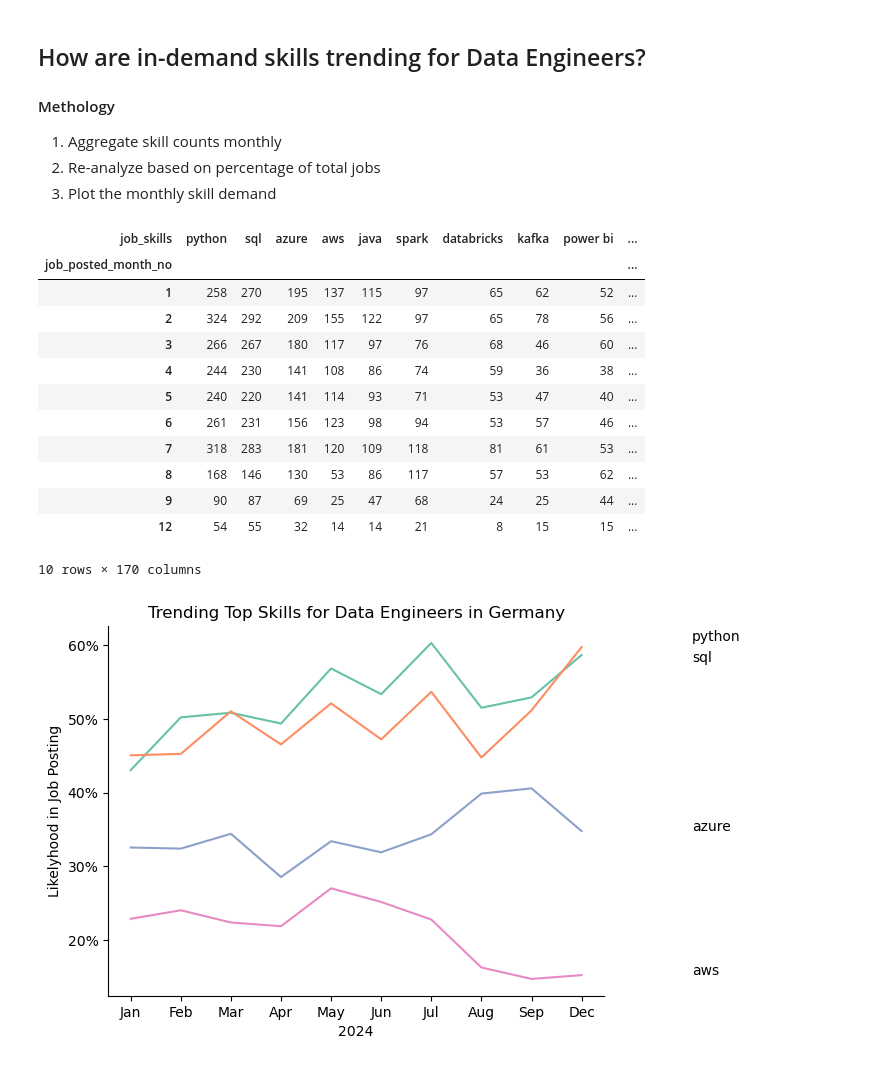
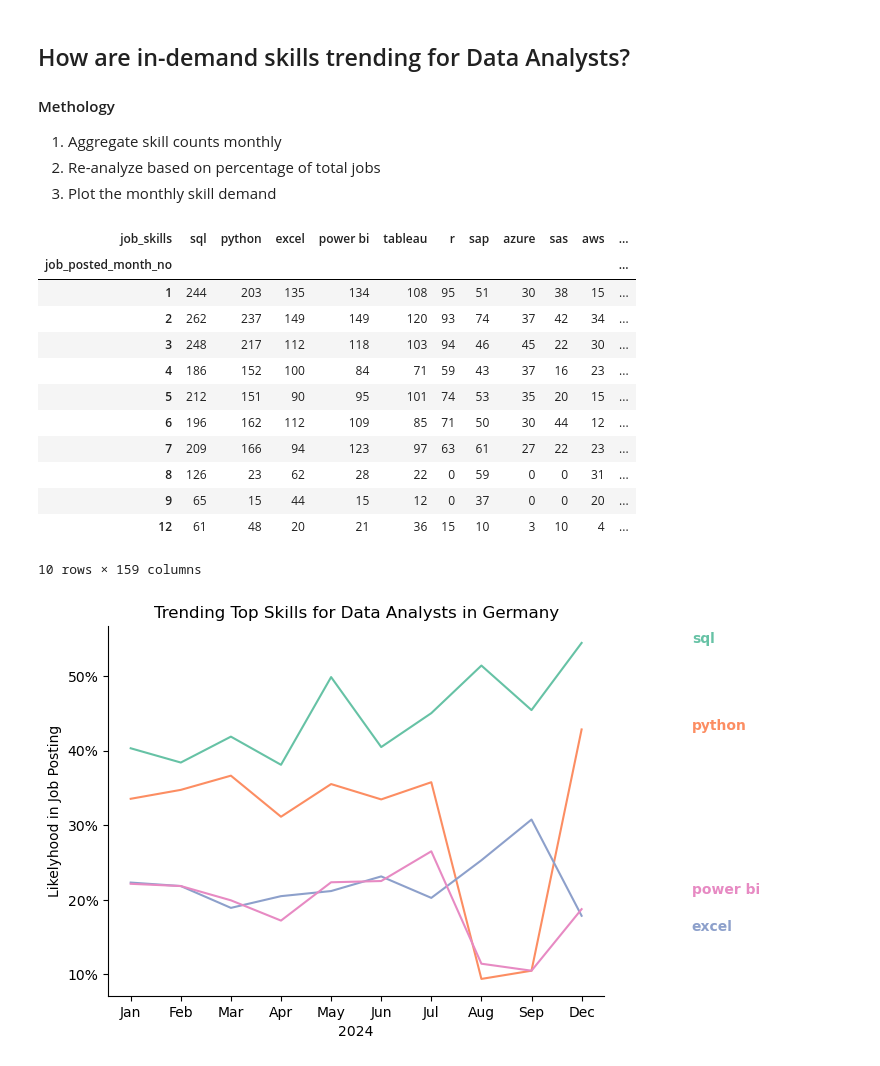
Before and after one commit to DavidSnr1/Python_for_Data_Analytics_Course, a Jupyter notebook: 03_Project_Section/Skills_Trend.ipynb, the cells around one changed output. Cells and saved outputs as stored; diff of their text form; code cells hidden in the pictures.

Commit message:
engeneer - analyst confusion fixed

```diff
--- a/03_Project_Section/Skills_Trend.ipynb
+++ b/03_Project_Section/Skills_Trend.ipynb
@@ -1,5 +1,5 @@
 # %% [markdown]
-## How are in-demand skills trending for Data Engineers?
+## How are in-demand skills trending for Data Analysts?
 
 #### Methology
 1. Aggregate skill counts monthly
@@ -24,7 +24,7 @@ df['job_skills'] = df['job_skills'].apply(lambda x: ast.literal_eval(x) if pd.no
 # Filter
 df = df[df['job_posted_date'].dt.year == 2024]
 # %%
-df_DE_Ger = df[(df['job_title_short'] == 'Data Engineer') & (df['job_country'] == 'Germany')].copy()
+df_DE_Ger = df[(df['job_title_short'] == 'Data Analyst') & (df['job_country'] == 'Germany')].copy()
 # %%
 df_DE_Ger['job_posted_month_no'] = df_DE_Ger['job_posted_date'].dt.month
 # %%
@@ -40,19 +40,19 @@ df_DE_Ger_pivot = df_DE_Ger_pivot.drop('Total')
 
 df_DE_Ger_pivot
 # %% [output]
-| job_skills | python | sql | azure | aws | java | spark | databricks | kafka | power bi | ... |
-| job_posted_month_no |  |  |  |  |  |  |  |  |  | ... |
-| 1 | 258 | 270 | 195 | 137 | 115 | 97 | 65 | 62 | 52 | ... |
-| 2 | 324 | 292 | 209 | 155 | 122 | 97 | 65 | 78 | 56 | ... |
-| 3 | 266 | 267 | 180 | 117 | 97 | 76 | 68 | 46 | 60 | ... |
-| 4 | 244 | 230 | 141 | 108 | 86 | 74 | 59 | 36 | 38 | ... |
-| 5 | 240 | 220 | 141 | 114 | 93 | 71 | 53 | 47 | 40 | ... |
-| 6 | 261 | 231 | 156 | 123 | 98 | 94 | 53 | 57 | 46 | ... |
-| 7 | 318 | 283 | 181 | 120 | 109 | 118 | 81 | 61 | 53 | ... |
-| 8 | 168 | 146 | 130 | 53 | 86 | 117 | 57 | 53 | 62 | ... |
-| 9 | 90 | 87 | 69 | 25 | 47 | 68 | 24 | 25 | 44 | ... |
-| 12 | 54 | 55 | 32 | 14 | 14 | 21 | 8 | 15 | 15 | ... |
+| job_skills | sql | python | excel | power bi | tableau | r | sap | azure | sas | aws | ... |
+| job_posted_month_no |  |  |  |  |  |  |  |  |  |  | ... |
+| 1 | 244 | 203 | 135 | 134 | 108 | 95 | 51 | 30 | 38 | 15 | ... |
+| 2 | 262 | 237 | 149 | 149 | 120 | 93 | 74 | 37 | 42 | 34 | ... |
+| 3 | 248 | 217 | 112 | 118 | 103 | 94 | 46 | 45 | 22 | 30 | ... |
+| 4 | 186 | 152 | 100 | 84 | 71 | 59 | 43 | 37 | 16 | 23 | ... |
+| 5 | 212 | 151 | 90 | 95 | 101 | 74 | 53 | 35 | 20 | 15 | ... |
+| 6 | 196 | 162 | 112 | 109 | 85 | 71 | 50 | 30 | 44 | 12 | ... |
+| 7 | 209 | 166 | 94 | 123 | 97 | 63 | 61 | 27 | 22 | 23 | ... |
+| 8 | 126 | 23 | 62 | 28 | 22 | 0 | 59 | 0 | 0 | 31 | ... |
+| 9 | 65 | 15 | 44 | 15 | 12 | 0 | 37 | 0 | 0 | 20 | ... |
+| 12 | 61 | 48 | 20 | 21 | 36 | 15 | 10 | 3 | 10 | 4 | ... |
-10 rows × 170 columns
+10 rows × 159 columns
 # %%
 df_DE_Ger_totals = df_DE_Ger.groupby('job_posted_month_no').size()
 
@@ -65,26 +65,30 @@ df_DE_Ger_percentage = df_DE_Ger_percentage.set_index('job_posted_month')
 # %%
 from matplotlib.ticker import PercentFormatter
 
 df_plot = df_DE_Ger_percentage.iloc[:,:4]
-sns.lineplot(df_plot, dashes=False, palette='Set2')
-plt.title('Trending Top Skills for Data Engineers in Germany')
+lineplot = sns.lineplot(df_plot, dashes=False, palette='Set2')
+plt.title('Trending Top Skills for Data Analysts in Germany')
 plt.ylabel('Likelyhood in Job Posting')
 plt.xlabel('2024')
 plt.legend().remove()
 sns.despine()
 
 ax=plt.gca()
 ax.yaxis.set_major_formatter(PercentFormatter(decimals=0))
 
+lines = lineplot.get_lines()
+
 for i in range(4):
     col = df_plot.columns[i]
     y = df_plot.iloc[-1, i]
 
-    if col.lower() == "python":
+    line_color = lines[i].get_color()
+
+    if col.lower() == "power bi":
         y = y + 2
-    elif col.lower() == "sql":
+    elif col.lower() == "excel":
         y = y - 2
 
-    plt.text(11.2, y, col)
+    plt.text(11.2, y, col, color=line_color, fontweight='bold')
 # %% [output]
-[figure, old version]
+[figure, new version]
```
Also changed, not shown: 3 other files.
